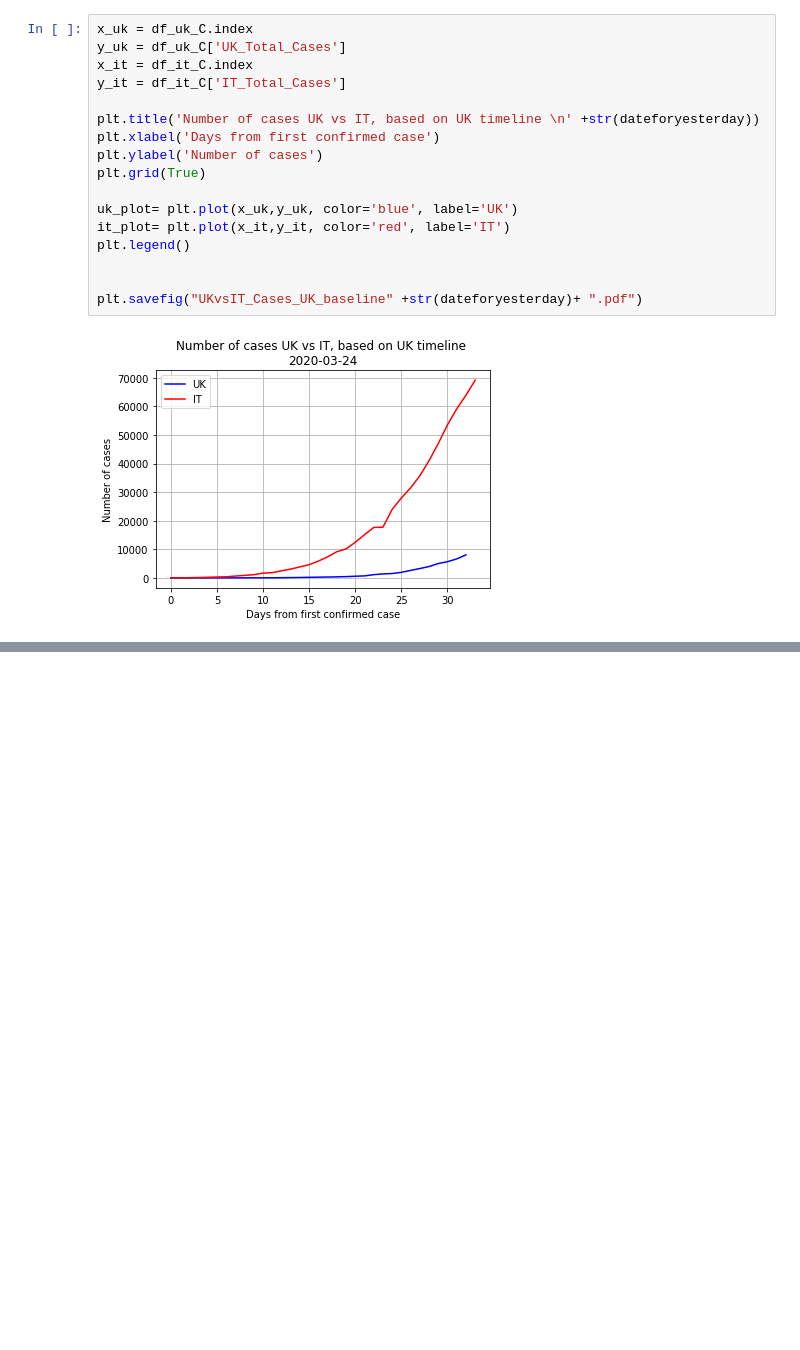
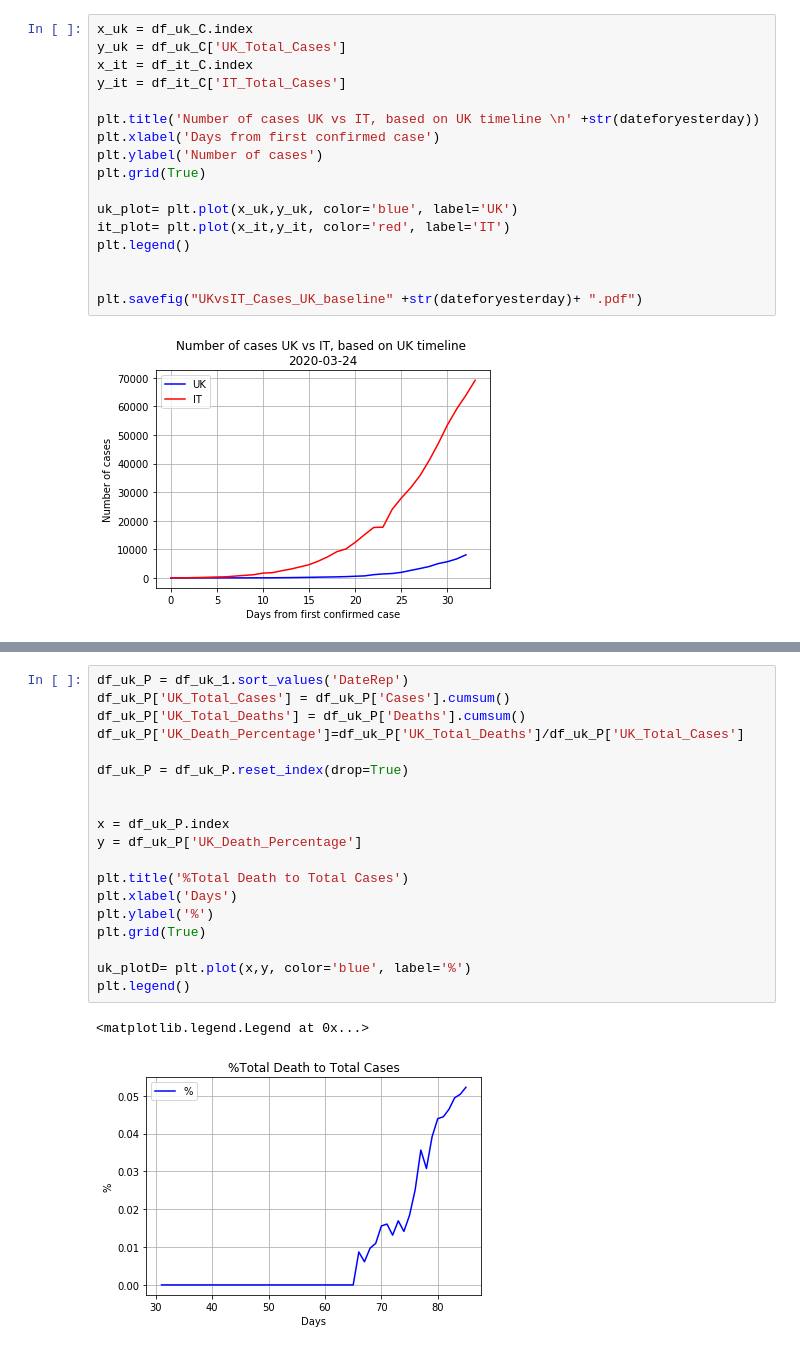
Before and after one commit to woznot/Covid-19, a Jupyter notebook: Covid-19_UKvsIT.ipynb, the cells around one changed output, grey strips where cells are left out. Drawn from its saved outputs; the diff is of its cells as text; blank space fills up the shorter version.

```diff
--- a/Covid-19_UKvsIT.ipynb
+++ b/Covid-19_UKvsIT.ipynb
@@ -215,0 +216,22 @@ plt.savefig("UKvsIT_Death_UK_baseline"  +str(dateforyesterday)+ ".pdf")
+# %%
+df_uk_P = df_uk_1.sort_values('DateRep')
+df_uk_P['UK_Total_Cases'] = df_uk_P['Cases'].cumsum()
+df_uk_P['UK_Total_Deaths'] = df_uk_P['Deaths'].cumsum()
+df_uk_P['UK_Death_Percentage']=df_uk_P['UK_Total_Deaths']/df_uk_P['UK_Total_Cases']
+
+df_uk_P = df_uk_P.reset_index(drop=True)
+
+
+x = df_uk_P.index
+y = df_uk_P['UK_Death_Percentage']
+
+plt.title('%Total Death to Total Cases')
+plt.xlabel('Days')
+plt.ylabel('%')
+plt.grid(True)
+
+uk_plotD= plt.plot(x,y, color='blue', label='%')
+plt.legend()
+# %% [output]
+<matplotlib.legend.Legend at 0x...>
+[figure, added]
```
Also changed, not shown: parts of 3 cells of this notebook, 4 other files.
